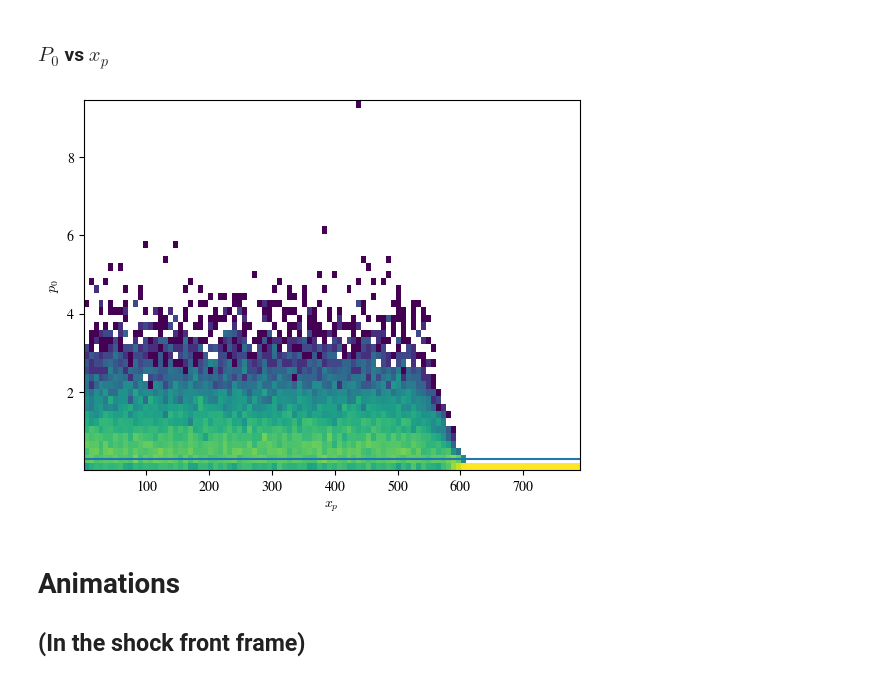
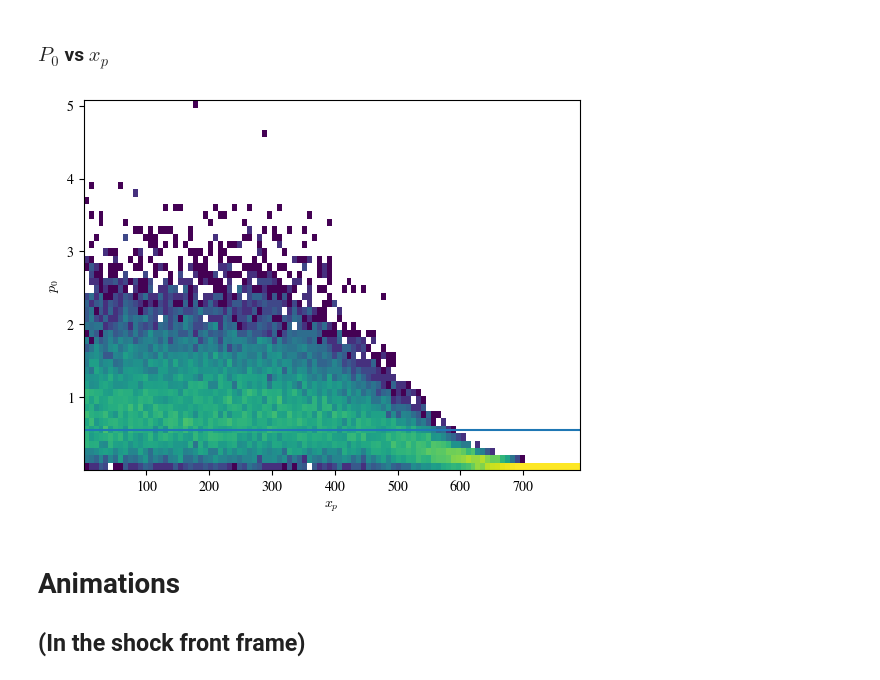
Before and after one commit to Kartav33/shock_gamma_20, a Jupyter notebook: scratch_code_analysis.ipynb, the cells around one changed output. Saved outputs shown, nothing was run; the diff lists cells and outputs as text; code cells hidden in the pictures.

```diff
--- a/scratch_code_analysis.ipynb
+++ b/scratch_code_analysis.ipynb
@@ -14,8 +14,7 @@ import sys
 ## Reading the file from the save
 # %%
 # File path
-# dat_file = "/home/kartav/scratch/scattering/po_2/save/proc_0_spec_1_step_20000.dat"
-dat_file = "/media/kk/ac140ca2-6543-496e-8b32-44ebee8af5f3/storage/scratch/shock_Gamma_20/save/proc_0_spec_1_step_31000.dat"
+dat_file = "/home/kartav/scratch/shock_Gamma_20/save/proc_0_spec_1_step_16000.dat"
 # dat_file = "/media/kk/ac140ca2-6543-496e-8b32-44ebee8af5f3/storage/scratch/scattering_frequency_runs/proc_0_spec_2_step_15000_nu_1.dat"
 
 # Skip the first two rows and read the 18-column data starting from the third row
@@ -42,9 +41,8 @@ print("Column 1 (px):", column_1[:5])  # Print first 5 entries for Column 1
 print("Column 2 (py):", column_2[:5])   # Print first 5 entries for Column 5
 
 # File path
-#dat_file = "/home/kartav/scratch/scattering/po_2/save/proc_1_spec_1_step_20000.dat"
-dat_file = "/media/kk/ac140ca2-6543-496e-8b32-44ebee8af5f3/storage/scratch/shock_Gamma_20/save/proc_1_spec_1_step_31000.dat"
-#dat_file = "/media/kk/ac140ca2-6543-496e-8b32-44ebee8af5f3/storage/scratch/scattering_frequency_runs/proc_1_spec_2_step_15000_nu_1.dat"
+dat_file = "/home/kartav/scratch/shock_Gamma_20/save/proc_1_spec_1_step_16000.dat"
+# dat_file = "/media/kk/ac140ca2-6543-496e-8b32-44ebee8af5f3/storage/scratch/scattering_frequency_runs/proc_1_spec_2_step_15000_nu_1.dat"
 
 # Skip the first two rows and read the 18-column data starting from the third row
 df1 = pd.read_csv(dat_file, delimiter=r'\s+', skiprows=2, header=None)
@@ -117,14 +111,14 @@ plt.show()
 # %%
 p=np.sqrt(np.array(px)**2 +np.array(py)**2)
 plt.hist2d(xp, p, bins=[100,50], norm= LogNorm())
-plt.axhline(0.125 * 4.358898943540675 * 0.5)
+plt.axhline(0.125 * 4.358898943540675)
 #plt.axhline(2)
 plt.ylabel("$p_0$")
 plt.xlabel('$x_p$')
 #plt.ylim(0,5)
 plt.show()
 # %% [output]
-[figure, old version]
+[figure, new version]
 # %% [markdown]
 # Animations
 ## (In the shock front frame)
```
Also changed, not shown: parts of 13 cells of this notebook.
